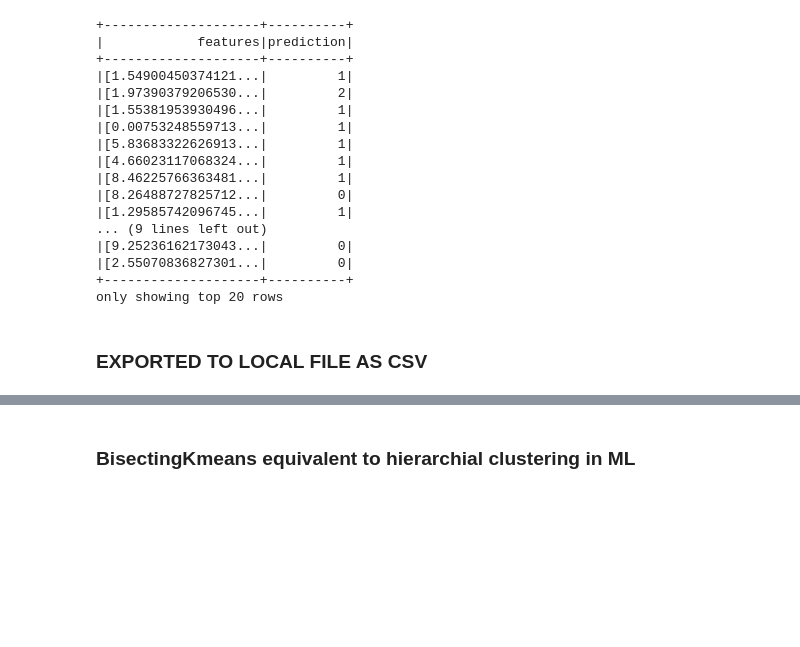
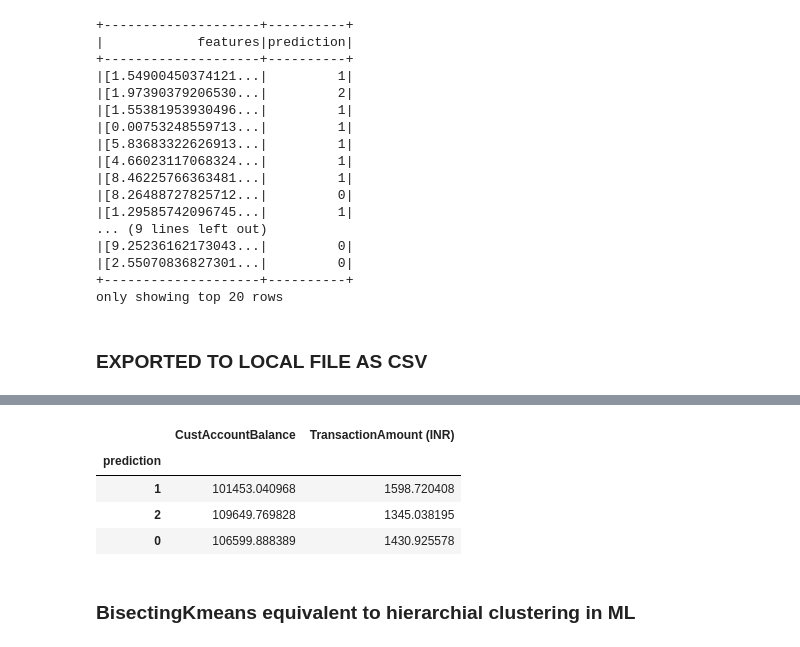
Before and after one commit to DSPiyush/BankCustomerSegmentation, a Jupyter notebook: Proejct_iter_1.ipynb, the cells around one changed output, grey strips where cells are left out. Drawn from its saved outputs; the diff is of its cells as text; code cells hidden in the pictures; blank space fills up the shorter version.

```diff
--- a/Proejct_iter_1.ipynb
+++ b/Proejct_iter_1.ipynb
@@ -369,3 +408,13 @@ predictions.toPandas().to_csv(r"C:\Users\saswa\OneDrive\Desktop\DBDA\aaa\f2.csv"
+# %%
+insights=df.groupby('prediction').mean()
+# %%
+insights.drop(columns="TransactionTime")
+# %% [output]
+|  | CustAccountBalance | TransactionAmount (INR) |
+| prediction |  |  |
+| 1 | 101453.040968 | 1598.720408 |
+| 2 | 109649.769828 | 1345.038195 |
+| 0 | 106599.888389 | 1430.925578 |
 # %% [markdown]
 ### BisectingKmeans equivalent to hierarchial clustering in ML
 # %%
```
Also changed, not shown: parts of 5 cells of this notebook.
